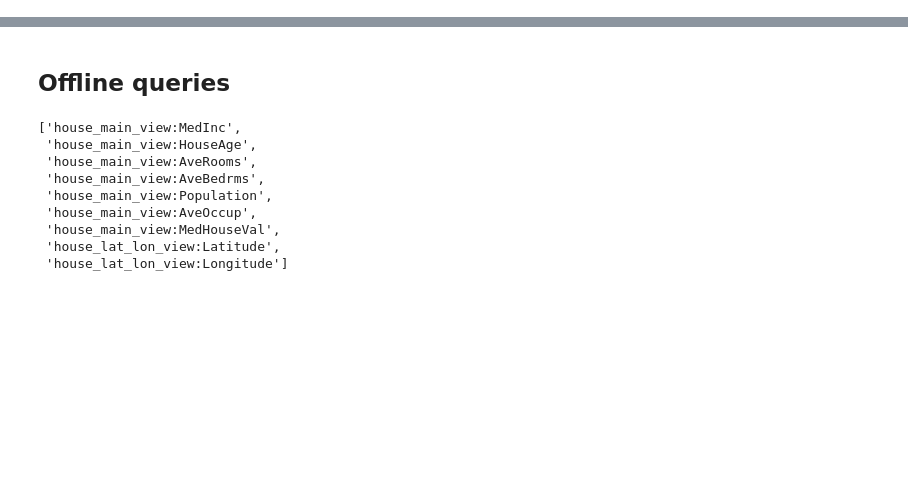
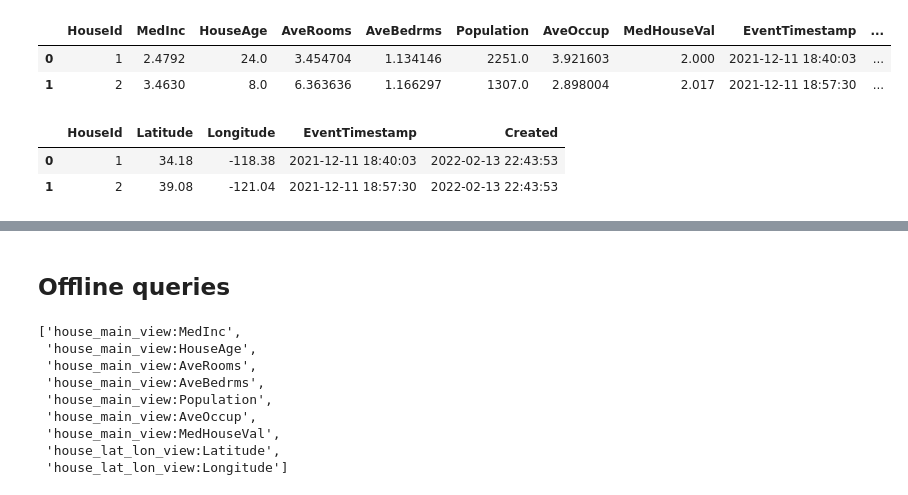
Before and after one commit to dvoitekh/mlops_workshops, a Jupyter notebook: feast/Feast.ipynb, the cells around one changed output, grey strips where cells are left out. Cells and saved outputs as stored; diff of their text form; code cells hidden in the pictures; blank space fills up the shorter version.

```diff
--- a/feast/Feast.ipynb
+++ b/feast/Feast.ipynb
@@ -5,6 +5,19 @@
 # feast ui -p 8081
 # %%
 # configure aws cli
+# %%
+import pandas as pd
+pd.read_parquet('data/house_dataset_main.parquet').head(2)
+# %% [output]
+|  | HouseId | MedInc | HouseAge | AveRooms | AveBedrms | Population | AveOccup | MedHouseVal | EventTimestamp | ... |
+| 0 | 1 | 2.4792 | 24.0 | 3.454704 | 1.134146 | 2251.0 | 3.921603 | 2.000 | 2021-12-11 18:40:03 | ... |
+| 1 | 2 | 3.4630 | 8.0 | 6.363636 | 1.166297 | 1307.0 | 2.898004 | 2.017 | 2021-12-11 18:57:30 | ... |
+# %%
+pd.read_parquet('data/house_dataset_lat_lon.parquet').head(2)
+# %% [output]
+|  | HouseId | Latitude | Longitude | EventTimestamp | Created |
+| 0 | 1 | 34.18 | -118.38 | 2021-12-11 18:40:03 | 2022-02-13 22:43:53 |
+| 1 | 2 | 39.08 | -121.04 | 2021-12-11 18:57:30 | 2022-02-13 22:43:53 |
 # %%
 cd feature_store
 # %% [output]
```
Also changed, not shown: parts of 5 cells of this notebook, 6 other files.
